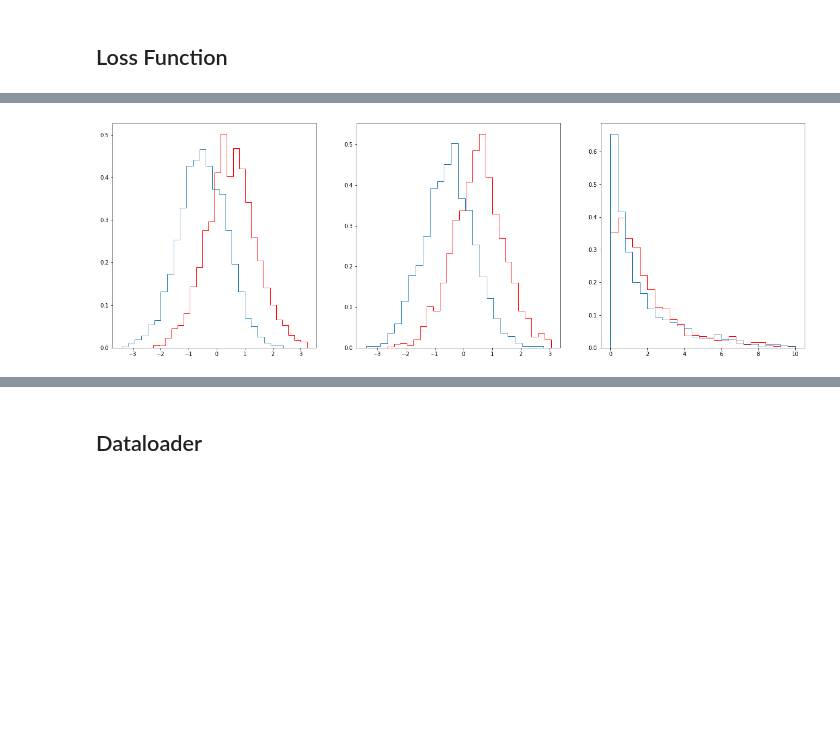
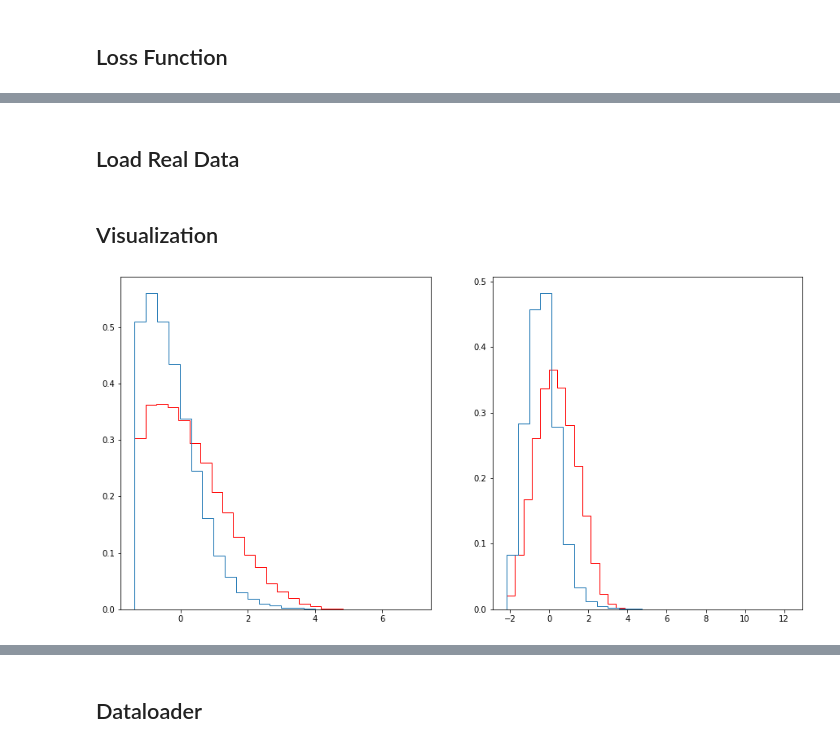
Before and after one commit to RussellALA/quantumML, a Jupyter notebook: VariationalClassifier.ipynb, the cells around one changed output, grey strips where cells are left out. Cells and saved outputs as stored; diff of their text form; code cells hidden in the pictures; blank space fills up the shorter version.

```diff
--- a/VariationalClassifier.ipynb
+++ b/VariationalClassifier.ipynb
@@ -68,19 +76,5 @@ n_signal, n_background = 2000, 2000
 
 data_signal = np.random.multivariate_normal([0, 0], [[0.8, -0.6], [-0.6, 0.8]], size=n_signal) + 0.5
 data_background = np.random.multivariate_normal([0, 0], [[0.8, 0.6], [0.6, 0.8]], size=n_background) - 0.5
-# %%
-plt.figure(figsize=(22.5, 7.5))
-plt.subplot(1, 3, 1)
-plt.hist(data_signal[:,0], bins=25, histtype="step", color="red", density=True)
-plt.hist(data_background[:,0], bins=25, histtype="step", density=True)
-
-plt.subplot(1, 3, 2)
-plt.hist(data_signal[:,1], bins=25, histtype="step", color="red", density=True)
-plt.hist(data_background[:,1], bins=25, histtype="step", density=True)
-
-plt.subplot(1, 3, 3)
-plt.hist(np.sum(data_signal**2, axis=1), bins=25, histtype="step", color="red", range=(0,10), density=True)
-plt.hist(np.sum(data_background**2, axis=1), bins=25, histtype="step", range=(0,10), density=True)
-plt.show()
-# %% [output]
-[figure, removed]
+# %% [markdown]
+## Load Real Data
@@ -87,3 +93,18 @@ plt.show()
+# %% [markdown]
+## Visualization
+# %%
+plt.figure(figsize=(15, 7.5))
+plt.subplot(1, 2, 1)
+plt.hist(data_signal[:,0], bins=25, histtype="step", color="red", density=True)
+plt.hist(data_background[:,0], bins=25, histtype="step", density=True)
+
+plt.subplot(1, 2, 2)
+plt.hist(data_signal[:,1], bins=25, histtype="step", color="red", density=True)
+plt.hist(data_background[:,1], bins=25, histtype="step", density=True)
+
+plt.show()
+# %% [output]
+[figure, added]
 # %%
 plt.scatter(data_signal[:,0], data_signal[:,1], color="red", alpha=0.5)
 plt.scatter(data_background[:,0], data_background[:,1], alpha=0.2)
```
Also changed, not shown: parts of 13 cells of this notebook, 6 other files.
